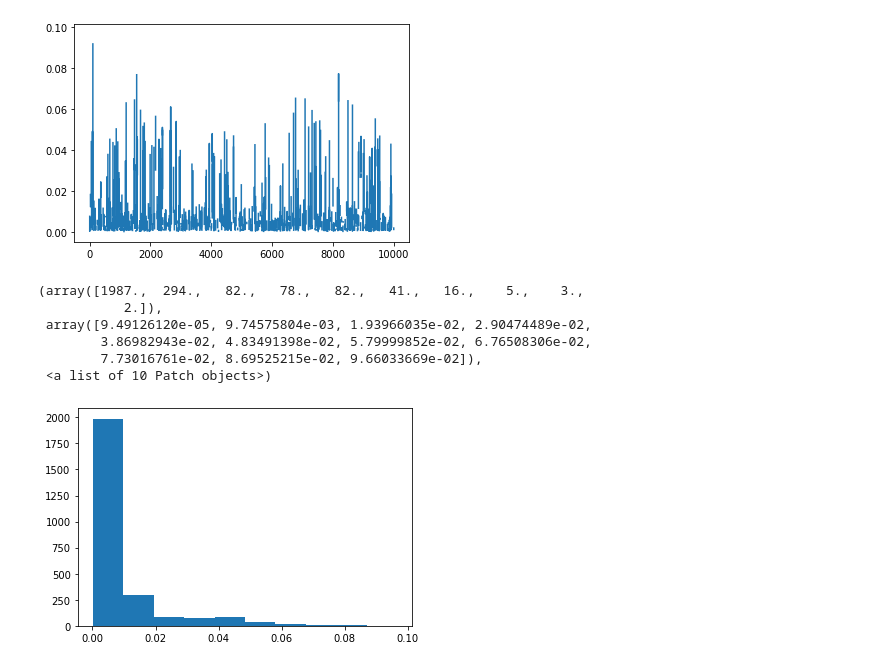
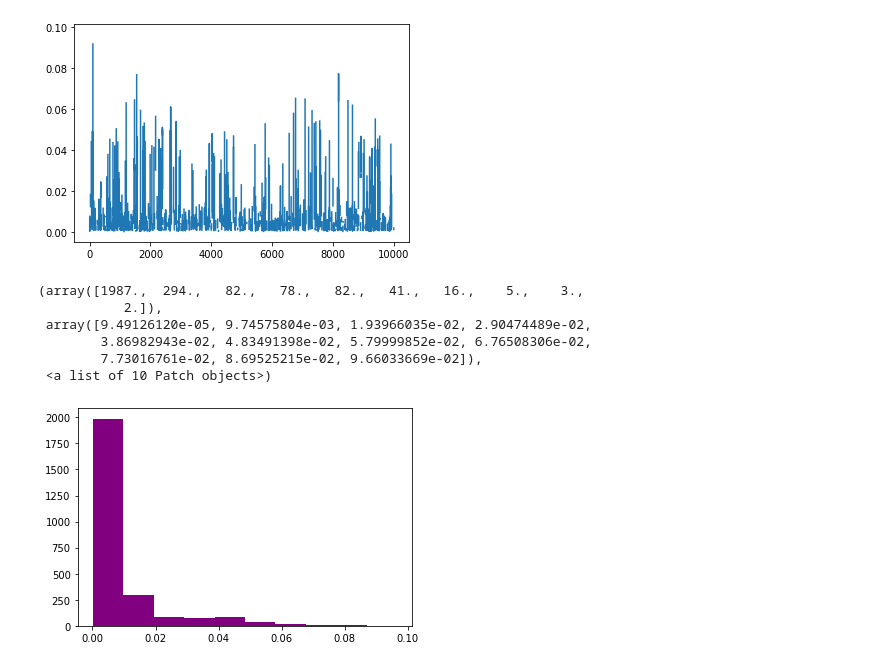
Before and after one commit to fisicadeparticulas/20210915_procesamientodearchivoslhe-100100100100100, a Jupyter notebook: Partículas_2.ipynb, the cells around one changed output. Cells and saved outputs as stored; diff of their text form; code cells hidden in the pictures.

```diff
--- a/Partículas_2.ipynb
+++ b/Partículas_2.ipynb
@@ -43,12 +40,12 @@ plt.plot(M)
 [<matplotlib.lines.Line2D at 0x...>]
 [figure]
 # %%
-plt.hist(M)
+plt.hist(M, color = 'purple')
 # %% [output]
 (array([1987.,  294.,   82.,   78.,   82.,   41.,   16.,    5.,    3.,
            2.]),
  array([9.49126120e-05, 9.74575804e-03, 1.93966035e-02, 2.90474489e-02,
         3.86982943e-02, 4.83491398e-02, 5.79999852e-02, 6.76508306e-02,
         7.73016761e-02, 8.69525215e-02, 9.66033669e-02]),
  <a list of 10 Patch objects>)
-[figure, old version]
+[figure, new version]
```
Also changed, not shown: parts of 8 cells of this notebook.
